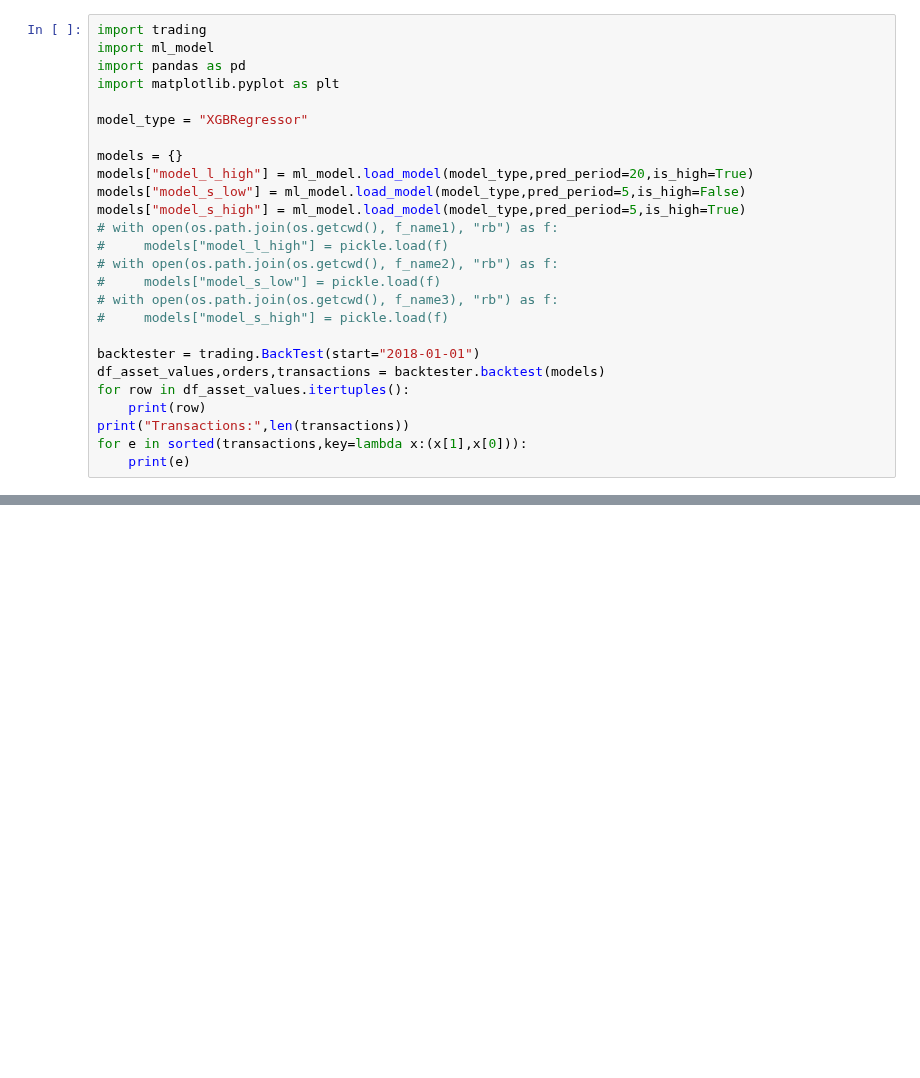
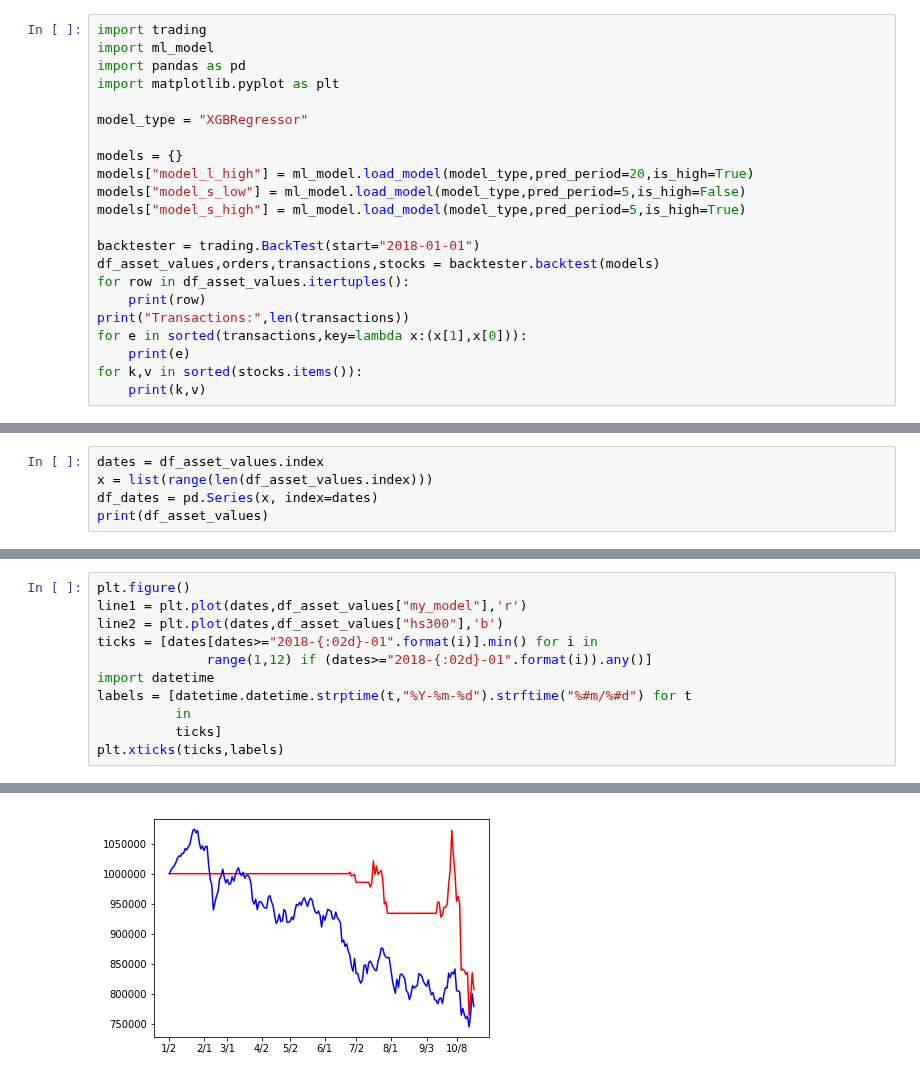
Before and after one commit to Bantorra0/Quant, a Jupyter notebook: scribble.ipynb, the cells around one changed output, grey strips where cells are left out. Drawn from its saved outputs; the diff is of its cells as text; blank space fills up the shorter version.

Commit message:
Update. Refine plotting, add more output of history trading details including orders,transactions,portfolio and fix the bug of one day ahead of date.

```diff
--- a/scribble.ipynb
+++ b/scribble.ipynb
@@ -10,20 +10,16 @@ models = {}
 models["model_l_high"] = ml_model.load_model(model_type,pred_period=20,is_high=True)
 models["model_s_low"] = ml_model.load_model(model_type,pred_period=5,is_high=False)
 models["model_s_high"] = ml_model.load_model(model_type,pred_period=5,is_high=True)
-# with open(os.path.join(os.getcwd(), f_name1), "rb") as f:
-#     models["model_l_high"] = pickle.load(f)
-# with open(os.path.join(os.getcwd(), f_name2), "rb") as f:
-#     models["model_s_low"] = pickle.load(f)
-# with open(os.path.join(os.getcwd(), f_name3), "rb") as f:
-#     models["model_s_high"] = pickle.load(f)
 
 backtester = trading.BackTest(start="2018-01-01")
-df_asset_values,orders,transactions = backtester.backtest(models)
+df_asset_values,orders,transactions,stocks = backtester.backtest(models)
 for row in df_asset_values.itertuples():
     print(row)
 print("Transactions:",len(transactions))
 for e in sorted(transactions,key=lambda x:(x[1],x[0])):
     print(e)
+for k,v in sorted(stocks.items()):
+    print(k,v)
 # %% [output]
 XGBRegressor_20high
 XGBRegressor_5low
@@ -38,0 +41,5 @@ df_all: (7311, 539)
+# %%
+dates = df_asset_values.index
+x = list(range(len(df_asset_values.index)))
+df_dates = pd.Series(x, index=dates)
+print(df_asset_values)
@@ -38,0 +64,12 @@ df_all: (7311, 539)
+# %%
+plt.figure()
+line1 = plt.plot(dates,df_asset_values["my_model"],'r')
+line2 = plt.plot(dates,df_asset_values["hs300"],'b')
+ticks = [dates[dates>="2018-{:02d}-01".format(i)].min() for i in
+              range(1,12) if (dates>="2018-{:02d}-01".format(i)).any()]
+import datetime
+labels = [datetime.datetime.strptime(t,"%Y-%m-%d").strftime("%#m/%#d") for t
+          in
+          ticks]
+plt.xticks(ticks,labels)
+# %% [output]
@@ -38,0 +87 @@ df_all: (7311, 539)
+[figure, added]
```
Also changed, not shown: parts of 3 cells of this notebook, 5 other files.
